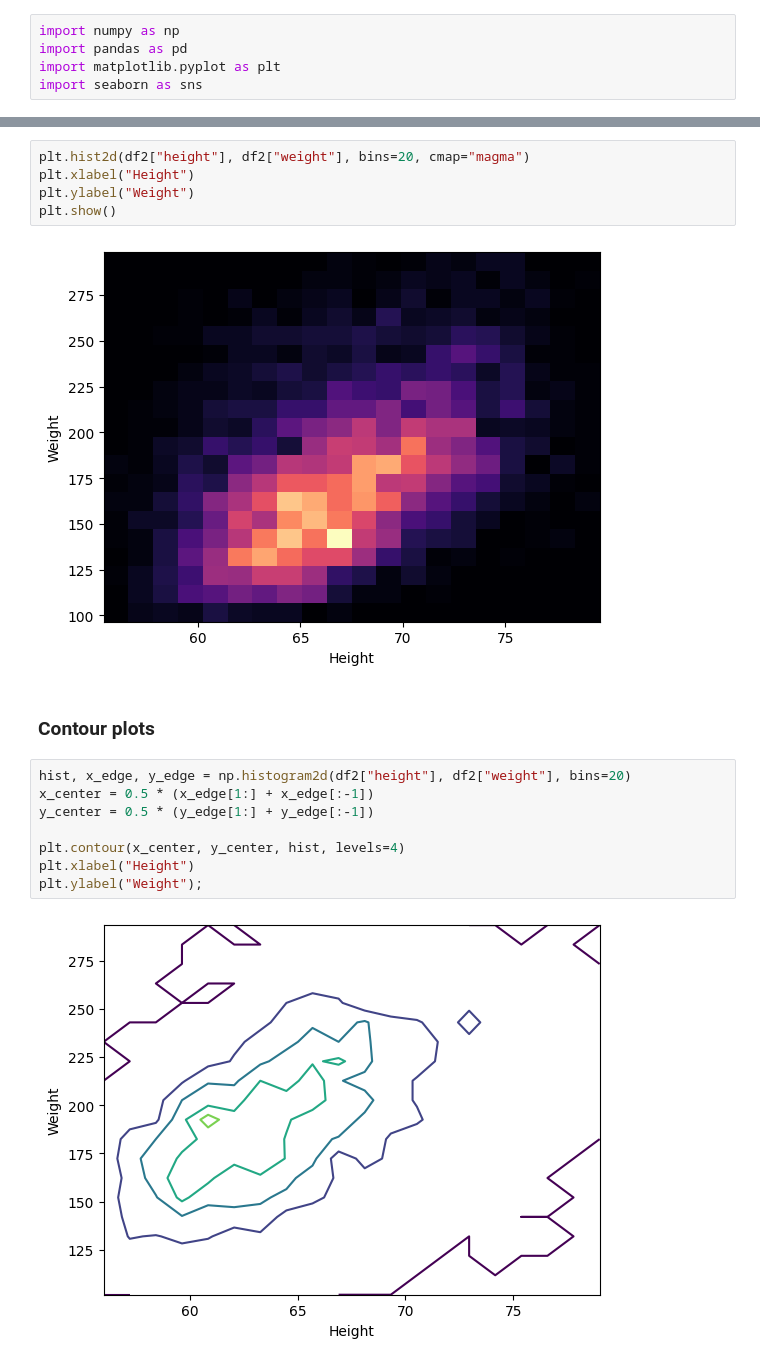
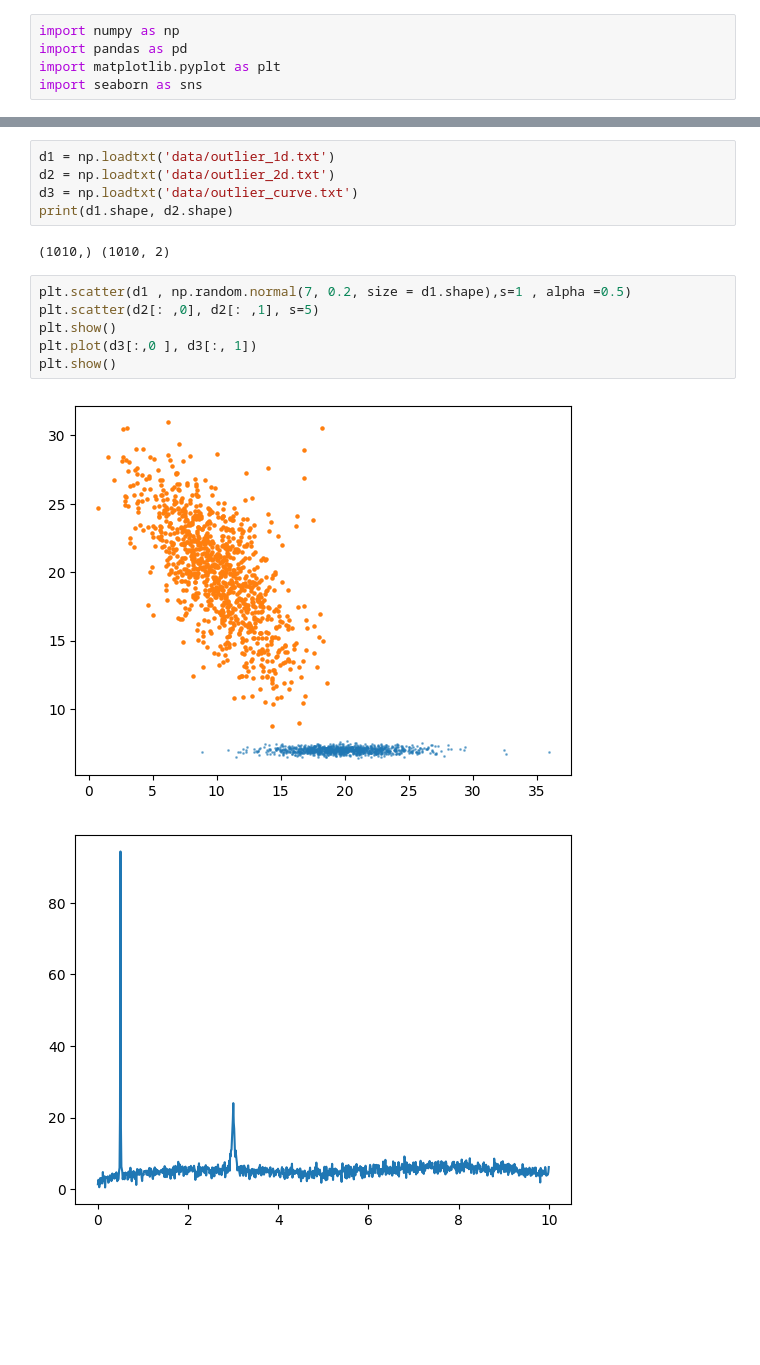
Before and after one commit to danielwon01/DataCamp_Data-Scientist-with-Python, a Jupyter notebook: study_/Python_for_Statistical_Analysis/Untitled.ipynb, the cells around one changed output, grey strips where cells are left out. Cells and saved outputs as stored; diff of their text form; blank space fills up the shorter version.

```diff
--- a/study_/Python_for_Statistical_Analysis/Untitled.ipynb
+++ b/study_/Python_for_Statistical_Analysis/Untitled.ipynb
@@ -125,19 +6,16 @@ memory usage: 99.3 KB
-# %%
-plt.hist2d(df2["height"], df2["weight"], bins=20, cmap="magma")
-plt.xlabel("Height")
-plt.ylabel("Weight")
-plt.show()
-# %% [output]
-[figure, removed]
-# %% [markdown]
-### Contour plots
-# %%
-hist, x_edge, y_edge = np.histogram2d(df2["height"], df2["weight"], bins=20)
-x_center = 0.5 * (x_edge[1:] + x_edge[:-1])
-y_center = 0.5 * (y_edge[1:] + y_edge[:-1])
-
-plt.contour(x_center, y_center, hist, levels=4)
-plt.xlabel("Height")
-plt.ylabel("Weight");
-# %% [output]
-[figure, removed]
+# %%
+d1 = np.loadtxt('data/outlier_1d.txt')
+d2 = np.loadtxt('data/outlier_2d.txt')
+d3 = np.loadtxt('data/outlier_curve.txt')
+print(d1.shape, d2.shape)
+# %% [output]
+(1010,) (1010, 2)
+# %%
+plt.scatter(d1 , np.random.normal(7, 0.2, size = d1.shape),s=1 , alpha =0.5)
+plt.scatter(d2[: ,0], d2[: ,1], s=5)
+plt.show()
+plt.plot(d3[:,0 ], d3[:, 1])
+plt.show()
+# %% [output]
+[figure, added]
+[figure, added]
```
Also changed, not shown: parts of 21 cells of this notebook, 6 other files.
